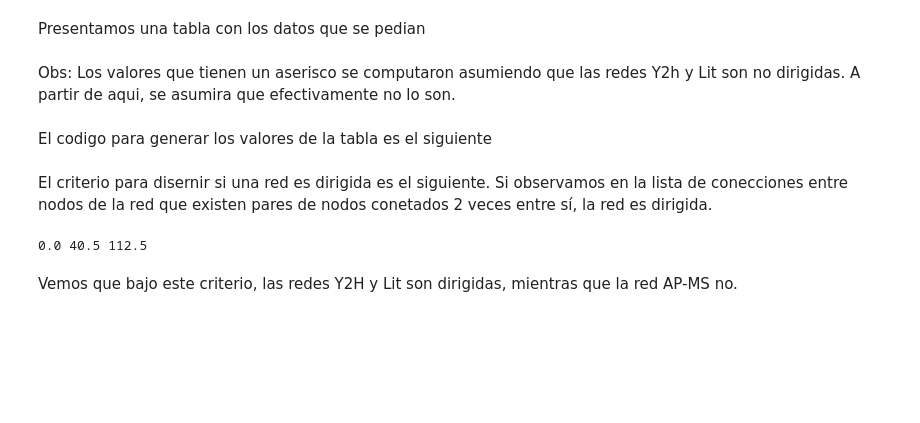
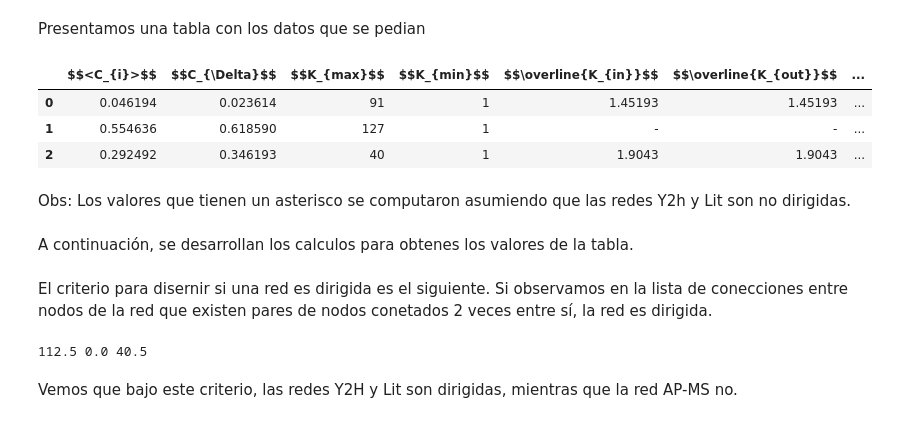
Before and after one commit to GRGab/Urdimbres-Sofisticadas, a Jupyter notebook: Trabajo_computacional_1.ipynb, the cells around one changed output. Cells and saved outputs as stored; diff of their text form; code cells hidden in the pictures; blank space fills up the shorter version.

```diff
--- a/Trabajo_computacional_1.ipynb
+++ b/Trabajo_computacional_1.ipynb
@@ -89,14 +85,35 @@ Presentamos una tabla con los datos que se pedian
+# %%
+data = pd.DataFrame({"Nombre de la red": ['Y2H','AP-MS','Lit'],
+                     "N":[2018,1622,1536],
+                     "L":[2930,9070,2925],
+                     "Dirigida?":['Si','No','Si'],
+                     "$$\overline{K}$$":[2.9038652130822595,11.183723797780518,3.80859375],
+                     "$$\overline{K_{in}}$$":[1.4519326065411298,'-',1.904296875],
+                     "$$\overline{K_{out}}$$":[1.4519326065411298,'-',1.904296875],
+                     "$$K_{min}$$":[1,1,1],
+                     "$$K_{max}$$":[91,127,40],
+                     "Densidad":[0.0014396951973635397,0.006899274397150227,0.002481168566775244],
+                     "$$<C_{i}>$$":[0.046194001297365124,0.5546360657013015,0.2924923005815713],
+                     "$$C_{\Delta}$$":[0.02361415364051535, 0.6185901626483971, 0.3461926495315878],
+                     "Diametro (para la componente gigante)":[14,15,19],
+                    })#empty dataframe
+data
+# %% [output]
+|  | $$<C_{i}>$$ | $$C_{\Delta}$$ | $$K_{max}$$ | $$K_{min}$$ | $$\overline{K_{in}}$$ | $$\overline{K_{out}}$$ | ... |
+| 0 | 0.046194 | 0.023614 | 91 | 1 | 1.45193 | 1.45193 | ... |
+| 1 | 0.554636 | 0.618590 | 127 | 1 | - | - | ... |
+| 2 | 0.292492 | 0.346193 | 40 | 1 | 1.9043 | 1.9043 | ... |
 # %% [markdown]
-Obs: Los valores que tienen un aserisco se computaron asumiendo que las redes Y2h y Lit son no dirigidas. A partir de aqui, se asumira que efectivamente no lo son.
+Obs: Los valores que tienen un asterisco se computaron asumiendo que las redes Y2h y Lit son no dirigidas.
 # %% [markdown]
-El codigo para generar los valores de la tabla es el siguiente
+A continuación, se desarrollan los calculos para obtenes los valores de la tabla.
 # %% [markdown]
 El criterio para disernir si una red es dirigida es el siguiente. Si observamos en la lista de conecciones entre nodos de la red que existen pares de nodos conetados 2 veces entre sí, la red es dirigida.
 # %%
-print(es_dirigido(apms), es_dirigido(lit),
-      es_dirigido(y2h))
+print(es_dirigido(y2h), es_dirigido(apms),
+      es_dirigido(lit))
 # %% [output]
-0.0 40.5 112.5
+112.5 0.0 40.5
 # %% [markdown]
 Vemos que bajo este criterio, las redes Y2H y Lit son dirigidas, mientras que la red AP-MS no.
 # %% [markdown]
```
Also changed, not shown: parts of 34 cells of this notebook, 1 other file.
